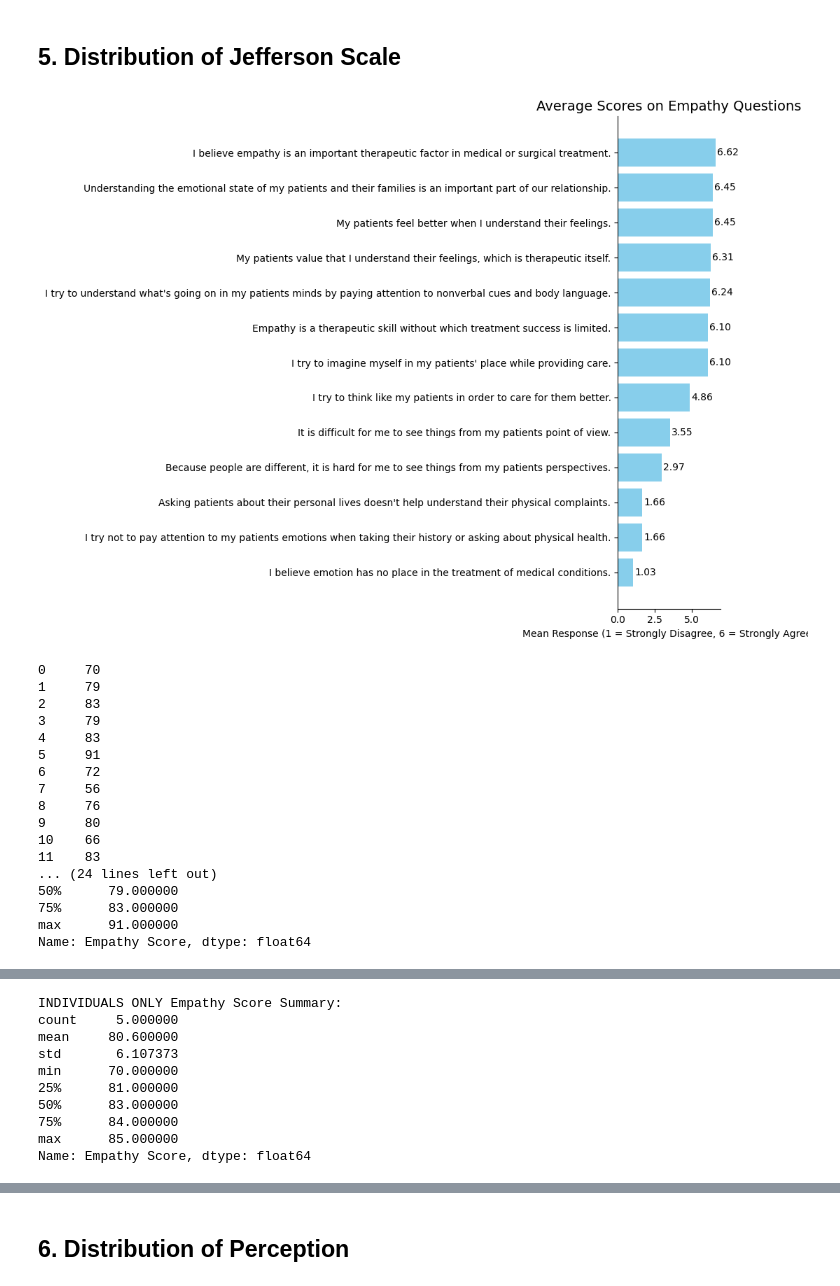
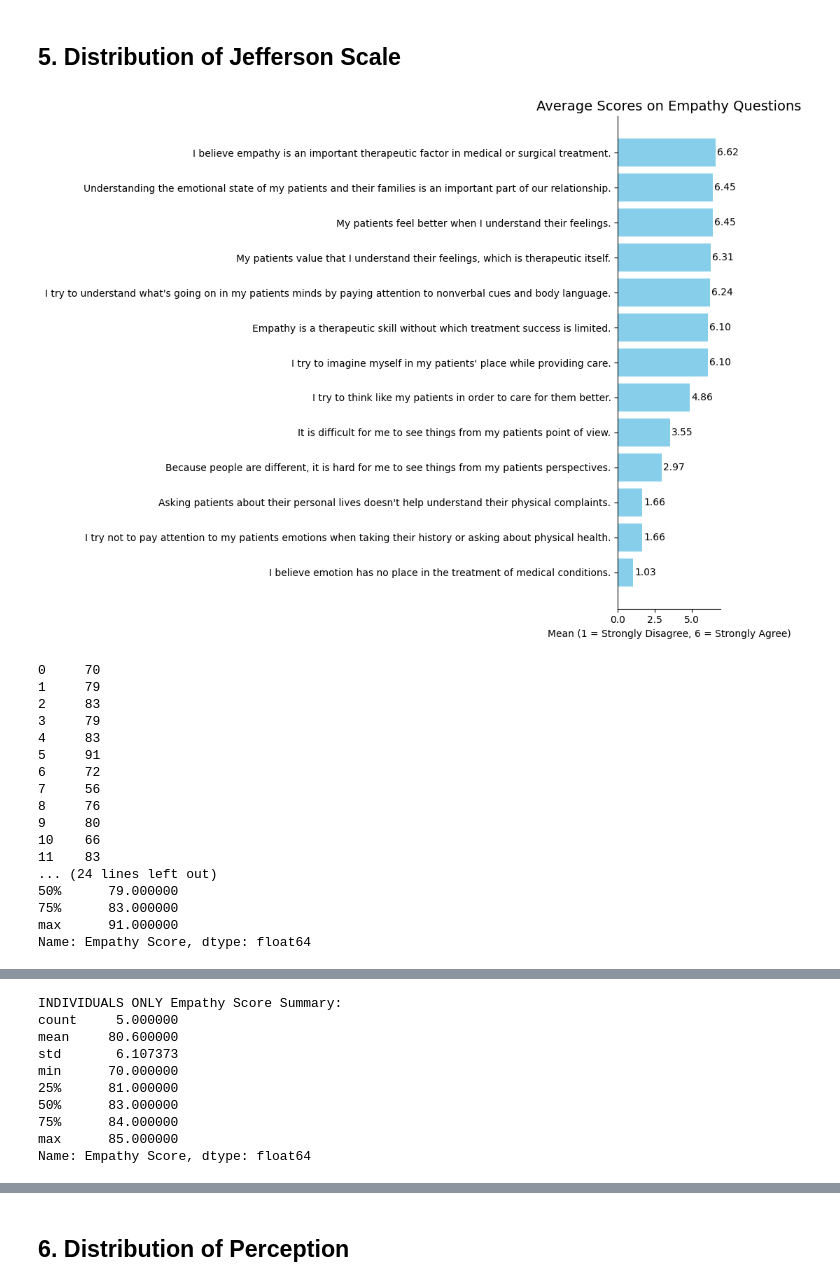
Before and after one commit to annkiener/master-thesis, a Jupyter notebook: Evaluation/post_eval_analysis.ipynb, the cells around one changed output, grey strips where cells are left out. Saved outputs shown, nothing was run; the diff lists cells and outputs as text; code cells hidden in the pictures.

```diff
--- a/Evaluation/post_eval_analysis.ipynb
+++ b/Evaluation/post_eval_analysis.ipynb
@@ -111,7 +111,7 @@ for bar in bars:
              va='center', ha='left', fontsize=10)
 
 plt.title("Average Scores on Empathy Questions", fontsize=14)
-plt.xlabel("Mean Response (1 = Strongly Disagree, 6 = Strongly Agree)")
+plt.xlabel("Mean (1 = Strongly Disagree, 6 = Strongly Agree)")
 plt.gca().spines['right'].set_visible(False)
 plt.gca().spines['top'].set_visible(False)
 plt.tight_layout()
@@ -170,7 +170,7 @@ for bar in bars:
              va='center', ha='left', fontsize=10)
 
 plt.title("INDIVIDUALS ONLY – Avg Scores on Empathy Questions")
-plt.xlabel("Mean Response (1 = Strongly Disagree, 6 = Strongly Agree)")
+plt.xlabel("Mean (1 = Strongly Disagree, 6 = Strongly Agree)")
 plt.gca().spines['right'].set_visible(False)
 plt.gca().spines['top'].set_visible(False)
 plt.tight_layout()
@@ -215,7 +215,7 @@ for bar in bars:
              va='center', ha='left', fontsize=10)
 
 plt.title("GROUP ONLY Avg Scores on Empathy Questions")
-plt.xlabel("Mean Response (1 = Strongly Disagree, 6 = Strongly Agree)")
+plt.xlabel("Mean (1 = Strongly Disagree, 6 = Strongly Agree)")
 plt.gca().spines['right'].set_visible(False)
 plt.gca().spines['top'].set_visible(False)
 plt.tight_layout()
@@ -252,34 +252,34 @@ for group_time, group_data in df_clean.groupby('TimeGroup'):
     df_empathy_temp = df_group_temp[english_questions].apply(pd.to_numeric, errors='coerce')
 
     # Reverse score
     for col in reverse_items:
         if col in df_empathy_temp.columns:
             df_empathy_temp[col] = reverse_score(df_empathy_temp[col])
 
     df_empathy_temp["Empathy Score"] = df_empathy_temp.sum(axis=1)
     # Store average per group
     avg_score = df_empathy_temp["Empathy Score"].mean()
     score_summary.append((group_time.strftime('%H:%M'), avg_score))
 
 # Convert to df
 score_df = pd.DataFrame(score_summary, columns=["TimeGroup", "Avg Empathy Score"]).set_index("TimeGroup").sort_index()
 
 # Plot
 plt.figure(figsize=(8, 6))
 bars = plt.bar(score_df.index, score_df["Avg Empathy Score"], color='slateblue')
 
 for bar in bars:
     height = bar.get_height()
     plt.text(bar.get_x() + bar.get_width()/2, height + 0.5, f"{height:.2f}", ha='center', va='bottom')
 
 plt.title("Average Total Empathy Score by Session Group")
 plt.ylabel("Empathy Score (out of 91)")
 plt.xlabel("Session Start Time")
 plt.ylim(0, 100)
 plt.tight_layout()
 plt.show()
 # %% [output]
-[figure, old version]
+[figure, new version]
 0     70
 1     79
 2     83
```
Also changed, not shown: parts of 1 cell of this notebook, 5 other files.
